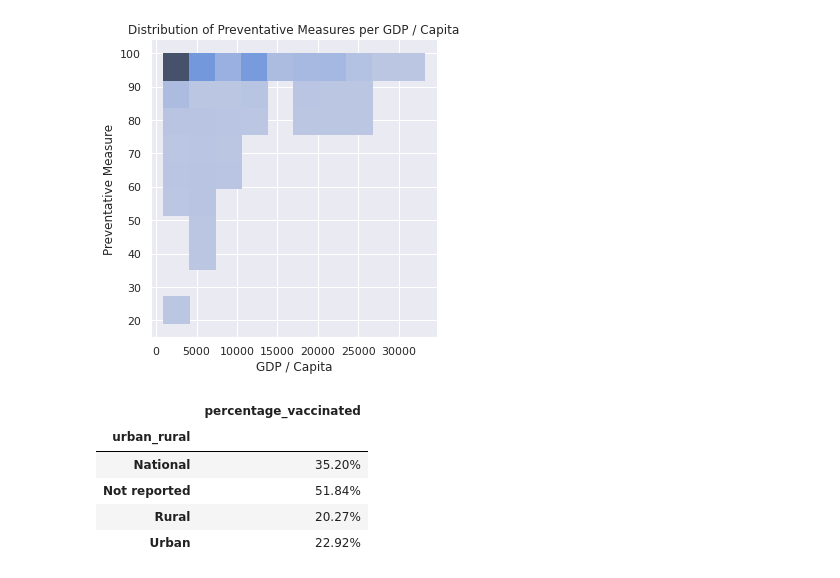
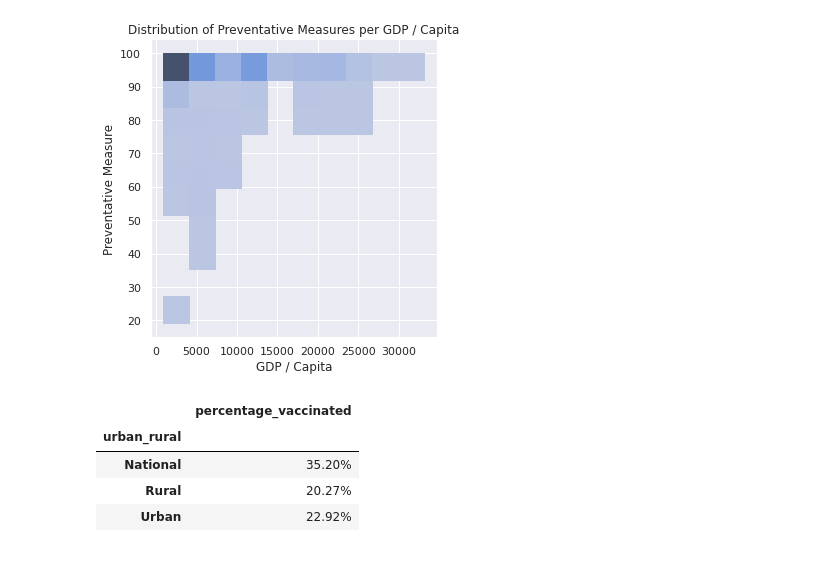
Before and after one commit to asrospie/covid_housing_eda, a Jupyter notebook: DSE_6000_Final_Project.ipynb, the cells around one changed output. Saved outputs shown, nothing was run; the diff lists cells and outputs as text; code cells hidden in the pictures.

```diff
--- a/DSE_6000_Final_Project.ipynb
+++ b/DSE_6000_Final_Project.ipynb
@@ -112,16 +112,20 @@ ax.set(title='Distribution of Preventative Measures per GDP / Capita')
 # %%
 #TODO
 
 # At least 2 queries, like using select, group by, segmentation, etc., which does not produce charts but will bring out some meaningful results that you can articulate
-df['percentage_vaccinated'] = (df['sample_subset']/df['sample_total']) *100
-relation = df.groupby('urban_rural').agg({'percentage_vaccinated': 'mean'})
+bad_value = ['Not reported']
+
+vax_status = df[['urban_rural', 'sample_subset', 'sample_total']]
+vax_status = vax_status[~vax_status["urban_rural"].isin(bad_value)]
+vax_status['percentage_vaccinated'] = (vax_status['sample_subset']/vax_status['sample_total']) *100
+relation = vax_status.groupby('urban_rural')\
+                      .agg({'percentage_vaccinated': 'mean'})
 relation['percentage_vaccinated'] = relation['percentage_vaccinated']/100
 relation.style.format("{:.2%}")
 # %% [output]
 |  | percentage_vaccinated |
 | urban_rural |  |
 | National | 35.20% |
-| Not reported | 51.84% |
 | Rural | 20.27% |
 | Urban | 22.92% |
 # %%
```
